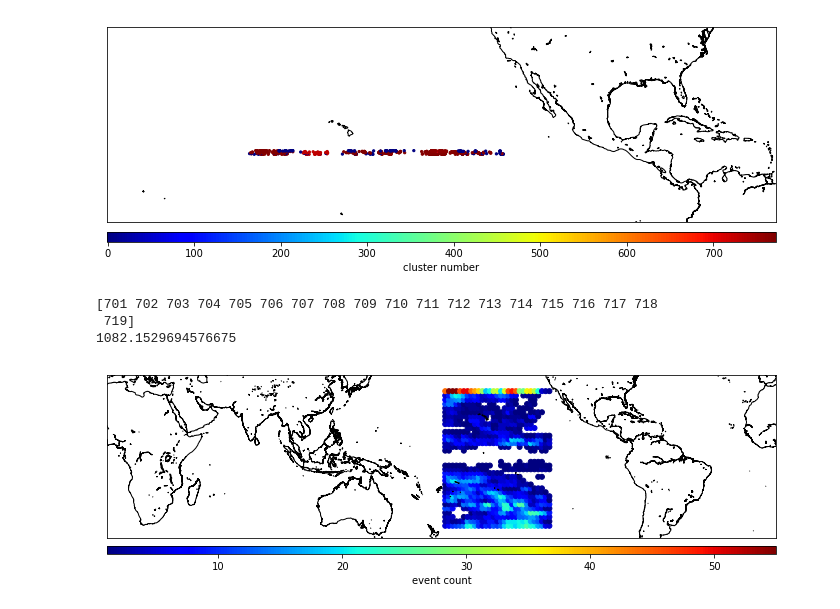
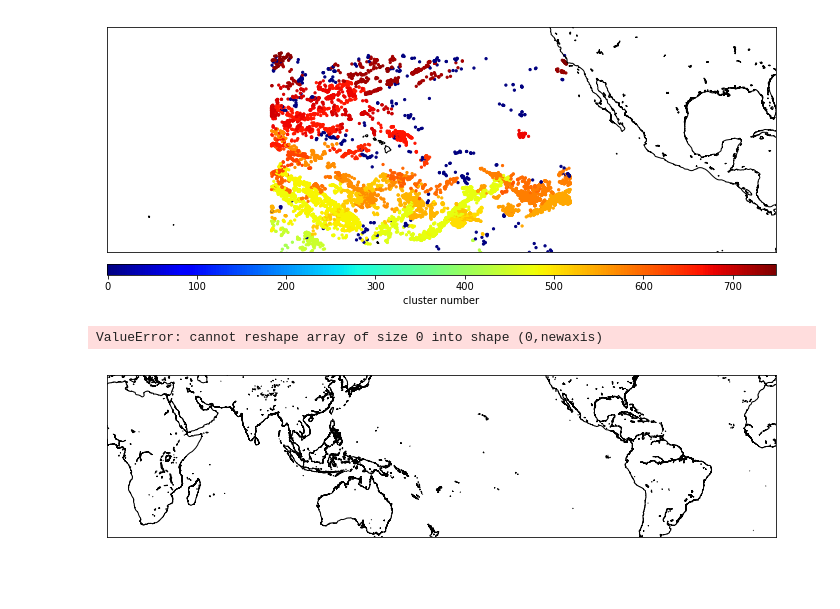
Before and after one commit to pshivraj/Precip_eScience, a Jupyter notebook: Plot Clustering Results.ipynb, the cells around one changed output. Saved outputs shown, nothing was run; the diff lists cells and outputs as text; code cells hidden in the pictures; blank space fills up the shorter version.

Commit message:
updating notebook to look at results of clustering analysis

```diff
--- a/Plot Clustering Results.ipynb
+++ b/Plot Clustering Results.ipynb
@@ -104,15 +104,17 @@ for obj in bucket.objects.filter(Delimiter='', Prefix='Trmm/EPO/*Clustered_Data*
 # %%
-file = xr.open_dataset('/Users/lauren/Downloads/2000_08Clusted_Data.nc4')
+file = xr.open_dataset('S3_downloads/2000_08Clustered_Data.nc4')
 Data = file.Data.data #[delta_time, lat, lon, surface_rain, latent heat profile]
 labels = file.Labels.data
 Time = file.time.data
-
-n_clusters_ = len(set(labels)) - (1 if -1 in labels else 0)
+print(file.eps)
+num_clusters_ = np.unique(labels)
+num_clusters_ = num_clusters_[num_clusters_>-1]
+n_clusters_ = len(num_clusters_)
 print(n_clusters_)
 cluster_spans = np.zeros((len(Data[0,:]),n_clusters_))
 cluster_means = np.zeros((len(Data[0,:]),n_clusters_))
 for i in range(n_clusters_):
-    cluster = Data[labels==i,:]
+    cluster = Data[labels==num_clusters_[i],:]
     cluster_spans[:,i] = np.amax(cluster,axis=0)-np.amin(cluster,axis=0)
     cluster_means[:,i] = np.nanmean(cluster,axis=0)
 
@@ -169,39 +172,32 @@ Text(0.5,1,'Range of Latent Heat Profiles in Events')
 # %%
-bbox = [0,40,150,300]
+bbox = [0,40,150,280]
 
 plt.figure(figsize=(12,6))
 # Define the projection, scale, the corners of the map, and the resolution.
 m = Basemap(projection='merc',llcrnrlat=bbox[0],urcrnrlat=bbox[1],\
             llcrnrlon=bbox[2],urcrnrlon=bbox[3],lat_ts=10,resolution='i')
 cmap = plt.get_cmap('gist_earth')
 
 # Draw coastlines
 m.drawcoastlines()
 
 time = pd.DatetimeIndex(Time)
-#indices = np.argwhere((time<datetime.datetime(2000,8,2)) & (time>datetime.datetime(2000,7,30)) & (labels>-1))
-indices = np.argwhere((Data[:,1]>15))
+indices = np.argwhere((time<datetime.datetime(2000,8,4)) & (time>datetime.datetime(2000,7,30)))
+test = time.day
+# indices = np.argwhere((Data[:,1]>15))
 
 #indices = np.argwhere(labels==709)
 
 llat = Data[indices,1]
 llon = Data[indices,2]
 clusnum = Data[indices,0]
 clusnum = labels[indices]
 
 cs = m.scatter(360+llon,llat, latlon=True, c=clusnum, s=5,cmap='jet')
 cbar = m.colorbar(cs,location='bottom',pad="5%")
 cbar.set_label('cluster number')
 # %% [output]
-[figure, old version]
+[figure, new version]
-# %%
-print(np.unique(labels[indices]))
-
-print(6371*lat_long_to_arc(12,np.amin(Data[labels==710,2]),12,np.amin(Data[labels==709,2])))
-# %% [output]
-[701 702 703 704 705 706 707 708 709 710 711 712 713 714 715 716 717 718
- 719]
-1082.1529694576675
 # %%
 bbox = [-40,40,0,360]
 
@@ -241,7 +237,8 @@ cs = m.scatter(llon.flatten(),llat.flatten(), latlon=True, c=events_count.flatte
 cbar = m.colorbar(cs,location='bottom',pad="5%")
 cbar.set_label('event count')
 # %% [output]
+ValueError: cannot reshape array of size 0 into shape (0,newaxis)
-[figure, old version]
+[figure, new version]
 # %%
 #region overwhich to show the plot
 bbox = [-40,40,150,310]
```
Also changed, not shown: parts of 4 cells of this notebook.
